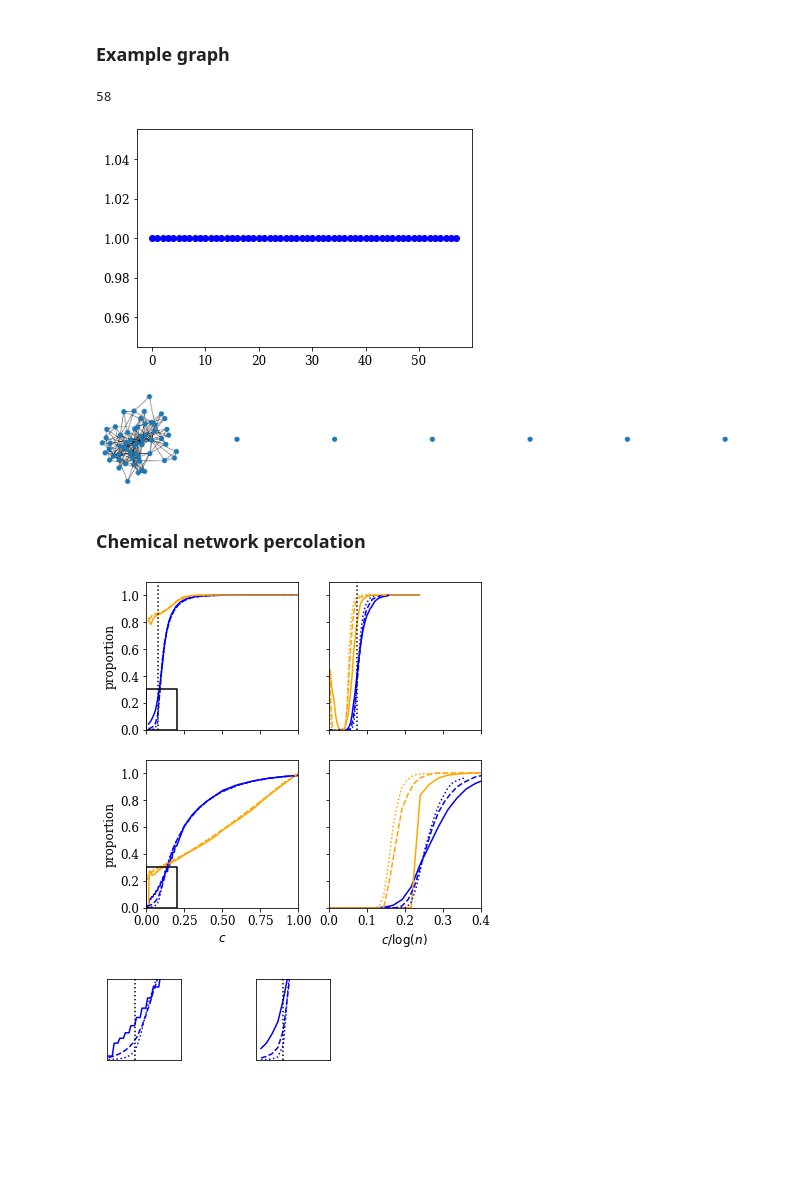
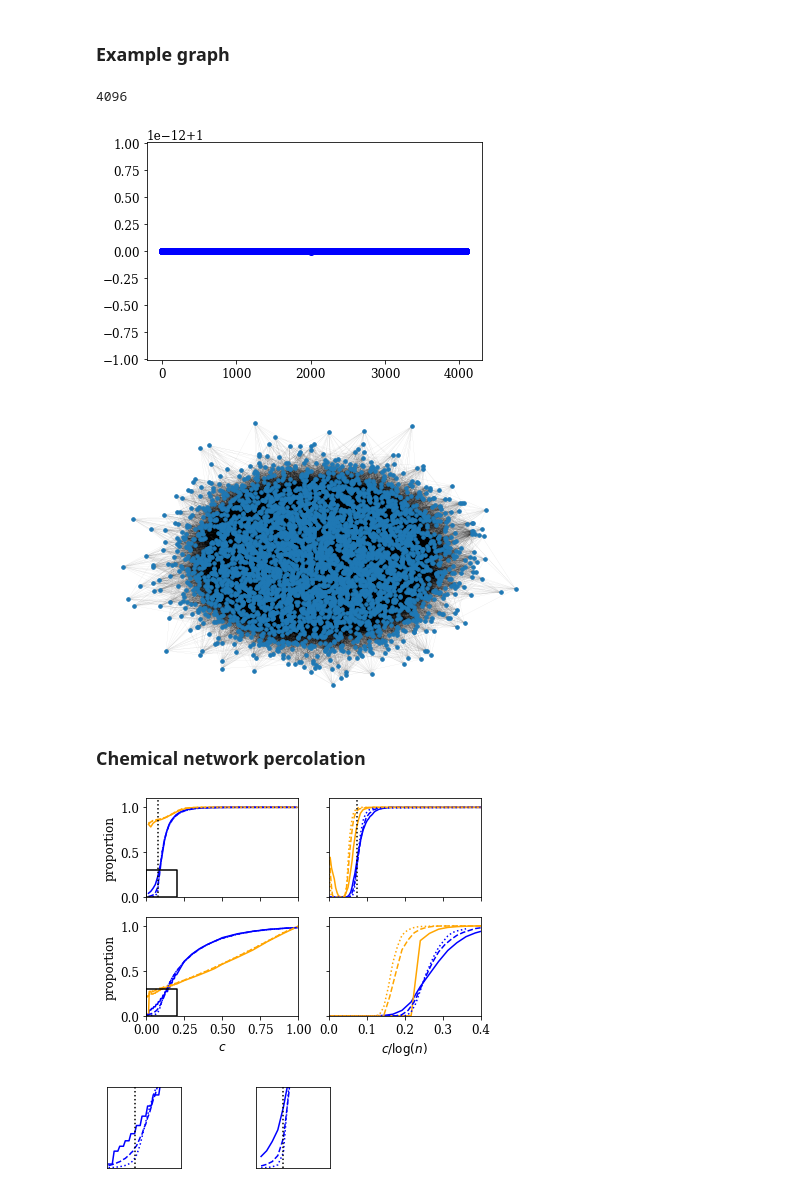
Before and after one commit to znicolaou/rmtchem, a Jupyter notebook: plots.ipynb, the cells around one changed output. Drawn from its saved outputs; the diff is of its cells as text; code cells hidden in the pictures; blank space fills up the shorter version.

Commit message:
updated plot

```diff
--- a/plots.ipynb
+++ b/plots.ipynb
@@ -17,9 +17,8 @@ colors = prop_cycle.by_key()['color']
 # %% [markdown]
 ### Example graph
 # %%
-n=64
-c=0.5
-nr=int(c*n)
+n=4096
+nr=int(0.5*n*np.log(n))
 seed=1
 
 np.random.seed(seed)
@@ -39,45 +38,45 @@ g=nx.convert_matrix.from_numpy_matrix(adj)
 lcc=np.array(list(max(nx.connected_components(g), key=len)))
 n=len(lcc)
 eta=eta[:,lcc]
 nu=nu[:,lcc]
 G=G[lcc]
 
 print(n)
 X0=np.exp(-G)
 XD1=np.zeros(n)
 XD2=np.zeros(n)
 success,Xs2=rmtchem.steady(X0,eta,nu,k,XD1,XD2)
 plt.plot(Xs2/X0,'bo')
 plt.show()
 
 g=nx.convert_matrix.from_numpy_matrix(adj)
 components=list(sorted(nx.connected_components(g)))
 if len(components)>1:
     fig, ax = plt.subplots(1,len(components),figsize=(5*len(components),5))
     for i in range(len(components)):
         comp=list(components)[i]
         idx=np.array(list(comp))
-        nx.draw(nx.convert_matrix.from_numpy_matrix(adj[np.ix_(idx,idx)]),node_size=200,ax=ax[i])
+        nx.draw(nx.convert_matrix.from_numpy_matrix(adj[np.ix_(idx,idx)]),node_size=50,ax=ax[i])
         ax[i].axis('off')
 else:
-    nx.draw(g,node_size=200)
+    nx.draw(g,node_size=12.5,width=0.025)
 
 plt.savefig('plots/fig1b.pdf')
 plt.show()
 # Xs,success=rmtchem.integrate(X0,eta,nu,k,XD1,XD2,100,0.1,prog=True)
 # plt.plot(Xs)
 # plt.show()
 # %% [output]
-58
+4096
-[figure, old version]
+[figure, new version]
-[figure, old version]
+[figure, new version]
 # %% [markdown]
 ### Chemical network percolation
 # %%
 ns=[64,512,4096]
 ls=['-','--',':']
 
-plt.subplots(2,2,figsize=(6,6))
+plt.subplots(2,2,figsize=(6,4))
 
 plt.subplot(2,2,1)
 plt.ylabel("proportion")
@@ -106,8 +105,10 @@ plt.xticks(locs,[])
 for i in range(3):
     n=ns[i]
     dat=np.loadtxt('data/er/'+str(n)+'_counts.txt')
-    plt.plot(dat[:,1]/(20/3)/np.log(n),dat[:,4],color='blue',linestyle=ls[i])
-    plt.plot(dat[:,1]/(20/3)/np.log(n),dat[:,5],color='orange',linestyle=ls[i])
+#     plt.plot(dat[:,1]/(20/3)/np.log(n),dat[:,4],color='blue',linestyle=ls[i])
+#     plt.plot(dat[:,1]/(20/3)/np.log(n),dat[:,5],color='orange',linestyle=ls[i])
+    plt.plot(np.concatenate([dat[:,1]/(20/3)/np.log(n),[0.4]]), np.concatenate([dat[:,4],[1]]),color='blue',linestyle=ls[i])
+    plt.plot(np.concatenate([dat[:,1]/(20/3)/np.log(n),[0.4]]), np.concatenate([dat[:,5],[1]]),color='orange',linestyle=ls[i])
 plt.plot([3/40,3/40],[0,1.1],color='black',linestyle=':')
 
 plt.subplot(2,2,3)
@@ -139,7 +140,7 @@ for i in range(len(ns)):
 plt.savefig('plots/fig2.pdf')
 plt.show()
 # %% [output]
-[figure, old version]
+[figure, new version]
 # %%
 ns=[64,512,4096]
 ls=['-','--',':']
```
Also changed, not shown: parts of 23 cells of this notebook, 1 other file.
